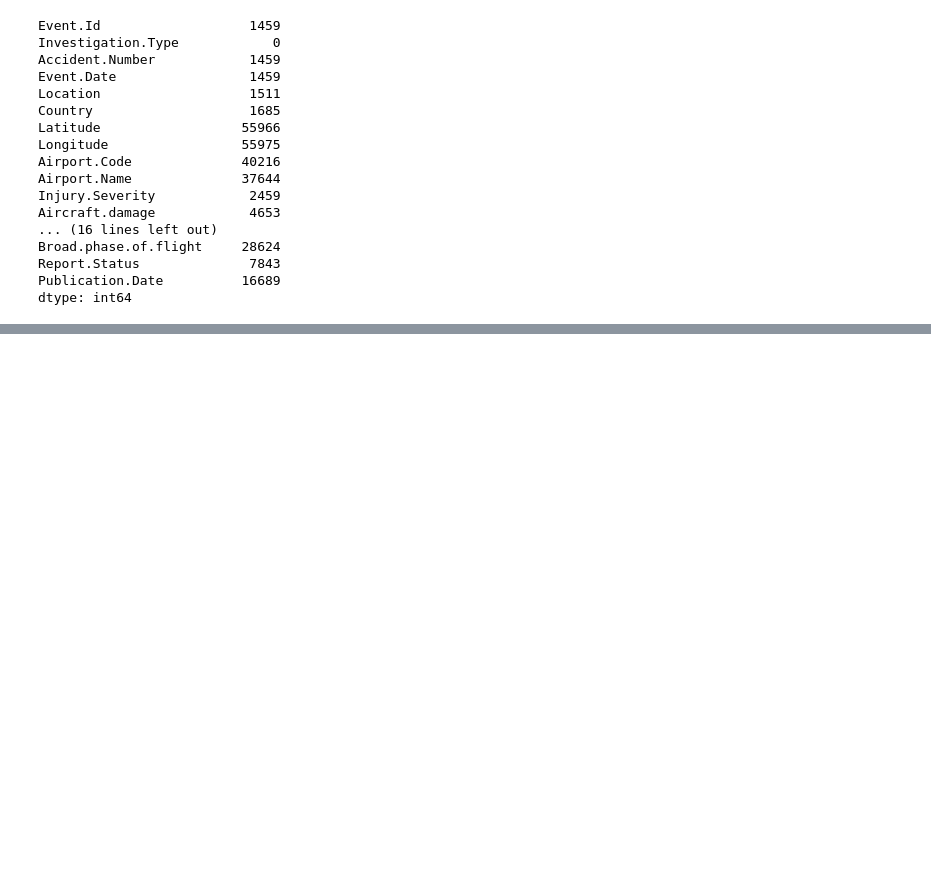
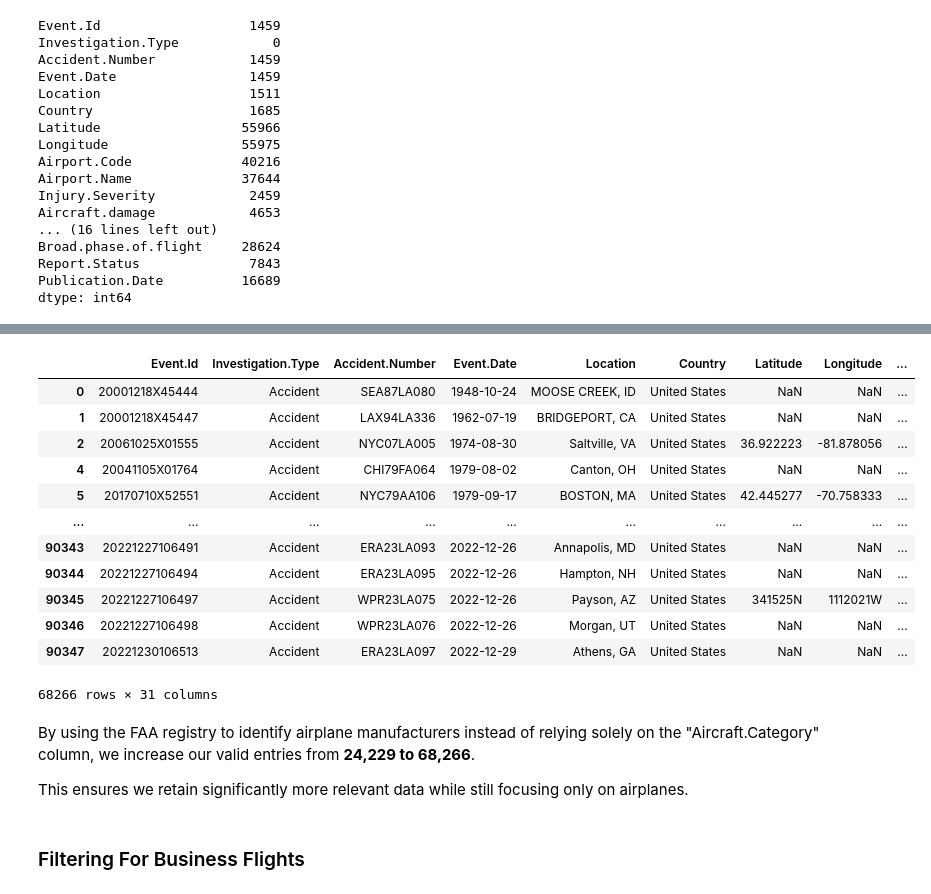
Before and after one commit to Tdoggie/phase-1-project, a Jupyter notebook: index.ipynb, the cells around one changed output, grey strips where cells are left out. Saved outputs shown, nothing was run; the diff lists cells and outputs as text; code cells hidden in the pictures; blank space fills up the shorter version.

```diff
--- a/index.ipynb
+++ b/index.ipynb
@@ -161,0 +240,6 @@ df.describe()
+# %%
+FAA_df = pd.read_csv("Data/FAA_Airplane_Registry.csv")
+
+# Extract unique manufacturer names, drop NaN values, and convert to lowercase
+airplane_manufacturers = FAA_df["mfr_name"].dropna().str.lower().unique().tolist()
+airplane_manufacturers
@@ -161,0 +264,4 @@ df.describe()
+# %%
+# Convert the Make column to lowercase for accurate comparability
+df_clean["Make"] = df_clean["Make"].str.lower()
+df_clean.head()
@@ -161,0 +276,27 @@ df.describe()
+# %%
+# Filter for known airplanes based on Aircraft.Category OR Make column
+df_clean = df_clean[
+    (df_clean["Aircraft.Category"] == "Airplane") |
+    (df_clean["Aircraft.Category"].isna() & df_clean["Make"].isin(airplane_manufacturers))
+].copy()
+df_clean
+# %% [output]
+|  | Event.Id | Investigation.Type | Accident.Number | Event.Date | Location | Country | Latitude | Longitude | ... |
+| 0 | 20001218X45444 | Accident | SEA87LA080 | 1948-10-24 | MOOSE CREEK, ID | United States | NaN | NaN | ... |
+| 1 | 20001218X45447 | Accident | LAX94LA336 | 1962-07-19 | BRIDGEPORT, CA | United States | NaN | NaN | ... |
+| 2 | 20061025X01555 | Accident | NYC07LA005 | 1974-08-30 | Saltville, VA | United States | 36.922223 | -81.878056 | ... |
+| 4 | 20041105X01764 | Accident | CHI79FA064 | 1979-08-02 | Canton, OH | United States | NaN | NaN | ... |
+| 5 | 20170710X52551 | Accident | NYC79AA106 | 1979-09-17 | BOSTON, MA | United States | 42.445277 | -70.758333 | ... |
+| ... | ... | ... | ... | ... | ... | ... | ... | ... | ... |
+| 90343 | 20221227106491 | Accident | ERA23LA093 | 2022-12-26 | Annapolis, MD | United States | NaN | NaN | ... |
+| 90344 | 20221227106494 | Accident | ERA23LA095 | 2022-12-26 | Hampton, NH | United States | NaN | NaN | ... |
+| 90345 | 20221227106497 | Accident | WPR23LA075 | 2022-12-26 | Payson, AZ | United States | 341525N | 1112021W | ... |
+| 90346 | 20221227106498 | Accident | WPR23LA076 | 2022-12-26 | Morgan, UT | United States | NaN | NaN | ... |
+| 90347 | 20221230106513 | Accident | ERA23LA097 | 2022-12-29 | Athens, GA | United States | NaN | NaN | ... |
+68266 rows × 31 columns
+# %% [markdown]
+By using the FAA registry to identify airplane manufacturers instead of relying solely on the "Aircraft.Category" column, we increase our valid entries from **24,229 to 68,266**.
+
+This ensures we retain significantly more relevant data while still focusing only on airplanes.
+# %% [markdown]
+### Filtering For Business Flights
```
Also changed, not shown: parts of 35 cells of this notebook, 1 other file.
